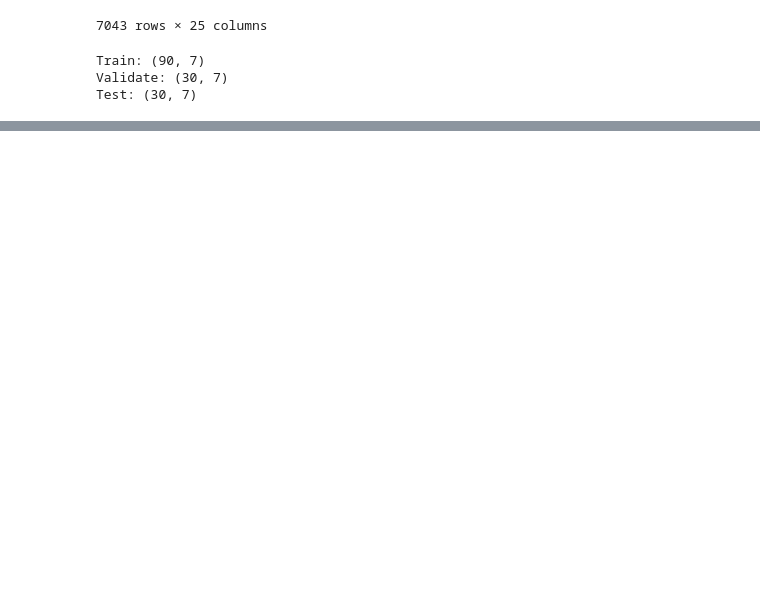
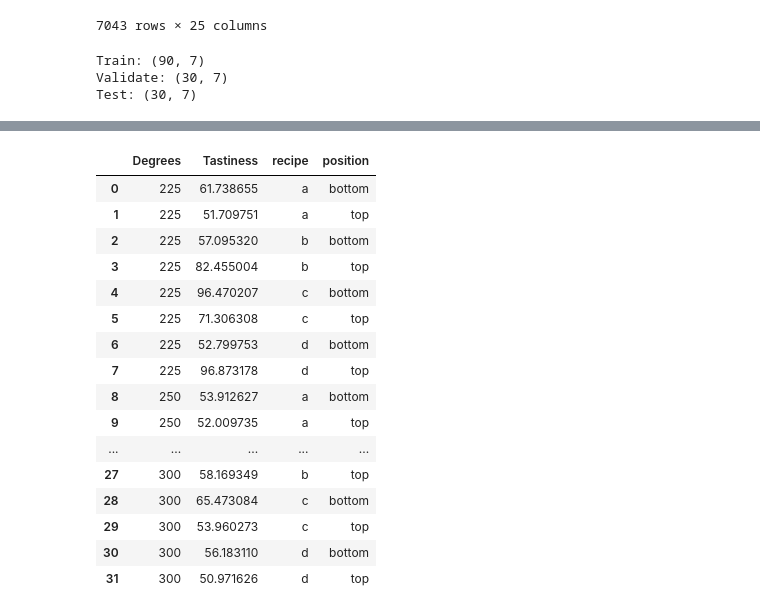
Before and after one commit to michael-haerle/classification-exercises, a Jupyter notebook: classification_exercises.ipynb, the cells around one changed output, grey strips where cells are left out. Saved outputs shown, nothing was run; the diff lists cells and outputs as text; code cells hidden in the pictures; blank space fills up the shorter version.

```diff
--- a/classification_exercises.ipynb
+++ b/classification_exercises.ipynb
@@ -673,0 +844,8 @@ def split_data_telco(telco_df):
+# %%
+# Tidy the data as necessary.
+
+cake_recipes.rename(columns={'recipe:position': 'recipe_position'}, inplace=True)
+cake_recipes_melt = cake_recipes.melt(id_vars='recipe_position', var_name='Degrees')
+# %%
+cake_recipes_melt.rename(columns={'value': 'Tastiness'}, inplace=True)
+cake_recipes_melt
@@ -673,0 +870,5 @@ def split_data_telco(telco_df):
+# %%
+recipe_position = cake_recipes_melt['recipe_position'].str.split(':', expand=True)
+# %%
+recipe_position.columns = ['recipe', 'position']
+recipe_position
@@ -673,0 +893,21 @@ def split_data_telco(telco_df):
+# %%
+cake_recipes2 = pd.concat([cake_recipes_melt, recipe_position], axis=1).drop(columns='recipe_position')
+cake_recipes2
+# %% [output]
+|  | Degrees | Tastiness | recipe | position |
+| 0 | 225 | 61.738655 | a | bottom |
+| 1 | 225 | 51.709751 | a | top |
+| 2 | 225 | 57.095320 | b | bottom |
+| 3 | 225 | 82.455004 | b | top |
+| 4 | 225 | 96.470207 | c | bottom |
+| 5 | 225 | 71.306308 | c | top |
+| 6 | 225 | 52.799753 | d | bottom |
+| 7 | 225 | 96.873178 | d | top |
+| 8 | 250 | 53.912627 | a | bottom |
+| 9 | 250 | 52.009735 | a | top |
+| ... | ... | ... | ... | ... |
+| 27 | 300 | 58.169349 | b | top |
+| 28 | 300 | 65.473084 | c | bottom |
+| 29 | 300 | 53.960273 | c | top |
+| 30 | 300 | 56.183110 | d | bottom |
+| 31 | 300 | 50.971626 | d | top |
```
Also changed, not shown: parts of 21 cells of this notebook.
